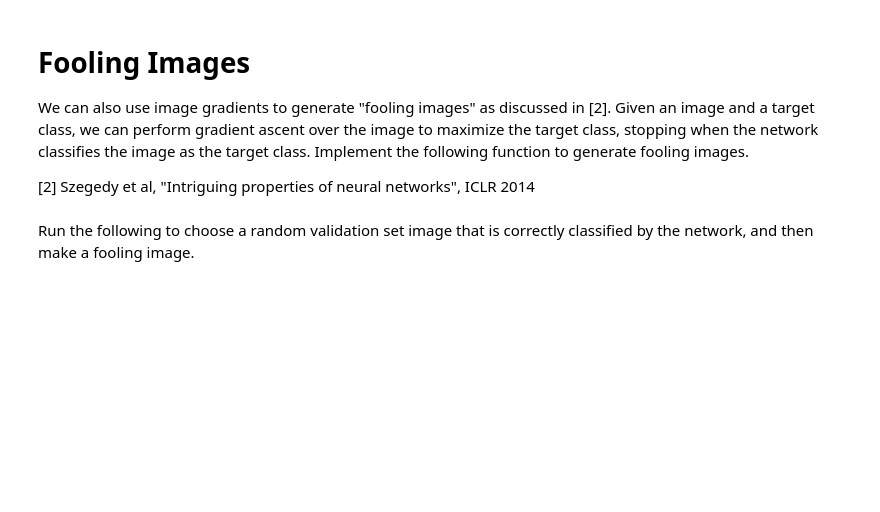
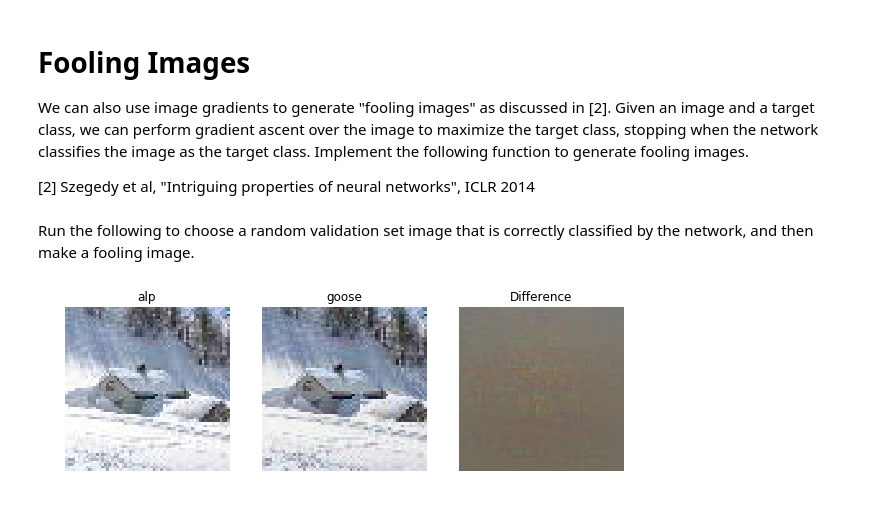
Before and after one commit to esvhd/cs231n, a Jupyter notebook: assignment3/ImageGradients.ipynb, the cells around one changed output. Saved outputs shown, nothing was run; the diff lists cells and outputs as text; code cells hidden in the pictures; blank space fills up the shorter version.

```diff
--- a/assignment3/ImageGradients.ipynb
+++ b/assignment3/ImageGradients.ipynb
@@ -154,7 +190,7 @@ We can also use image gradients to generate "fooling images" as discussed in [2]
 
 [2] Szegedy et al, "Intriguing properties of neural networks", ICLR 2014
 # %%
-def make_fooling_image(X, target_y, model):
+def make_fooling_image(X, target_y, model, learning_rate=1e2):
   """
   Generate a fooling image that is close to X, but that the model classifies
   as target_y.
@@ -178,7 +214,18 @@ def make_fooling_image(X, target_y, model):
   # HINT: For most examples, you should be able to generate a fooling image    #
   # in fewer than 100 iterations of gradient ascent.                           #
   ##############################################################################
-  pass
+  while True:
+    scores, cache = model.forward(X_fooling, end=10, mode='test')
+    dscores = np.zeros_like(scores)
+    dscores[np.arange(scores.shape[0]),target_y] = 1
+    dx, grads = model.backward(dscores, cache)
+    # Compute y_pred
+    pred_y = np.argmax(scores, axis=1)
+    if pred_y!=target_y:
+        # Update image to make it look more like target_y
+        X_fooling += learning_rate*dx
+    else:
+        break
   ##############################################################################
   #                             END OF YOUR CODE                               #
   ##############################################################################
@@ -188,30 +235,32 @@ Run the following to choose a random validation set image that is correctly clas
 # %%
 # Find a correctly classified validation image
 while True:
   i = np.random.randint(data['X_val'].shape[0])
   X = data['X_val'][i:i+1]
   y = data['y_val'][i:i+1]
   y_pred = model.loss(X)[0].argmax()
   if y_pred == y: break
 
 target_y = 67
 X_fooling = make_fooling_image(X, target_y, model)
 
 # Make sure that X_fooling is classified as y_target
 scores = model.loss(X_fooling)
 assert scores[0].argmax() == target_y, 'The network is not fooled!'
 
 # Show original image, fooling image, and difference
 plt.subplot(1, 3, 1)
 plt.imshow(deprocess_image(X, data['mean_image']))
 plt.axis('off')
-plt.title(data['class_names'][y][0])
+plt.title(data['class_names'][y[0]][0])
 plt.subplot(1, 3, 2)
 plt.imshow(deprocess_image(X_fooling, data['mean_image'], renorm=True))
 plt.title(data['class_names'][target_y][0])
 plt.axis('off')
 plt.subplot(1, 3, 3)
 plt.title('Difference')
 plt.imshow(deprocess_image(X - X_fooling, data['mean_image']))
 plt.axis('off')
 plt.show()
+# %% [output]
+[figure, added]
```
Also changed, not shown: parts of 6 cells of this notebook, 3 other files.
